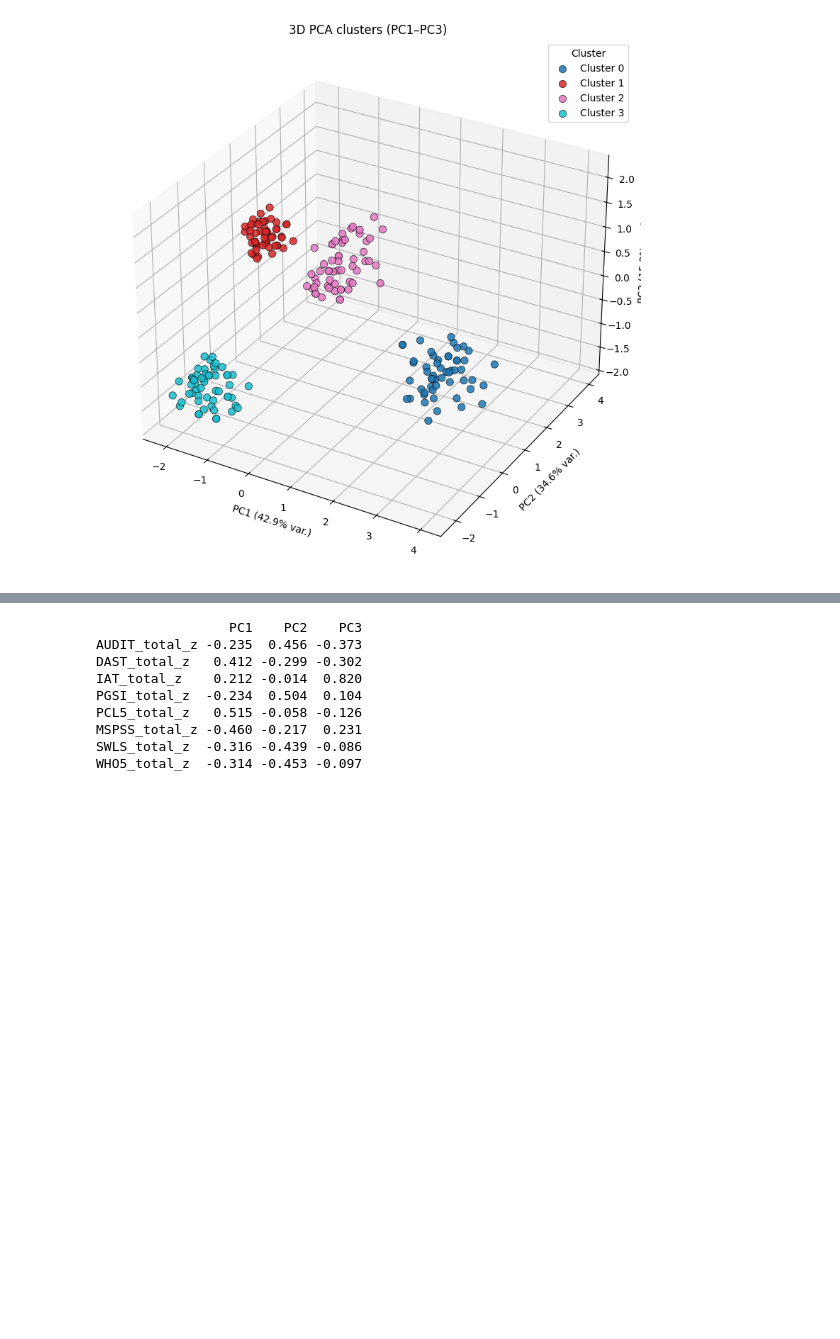
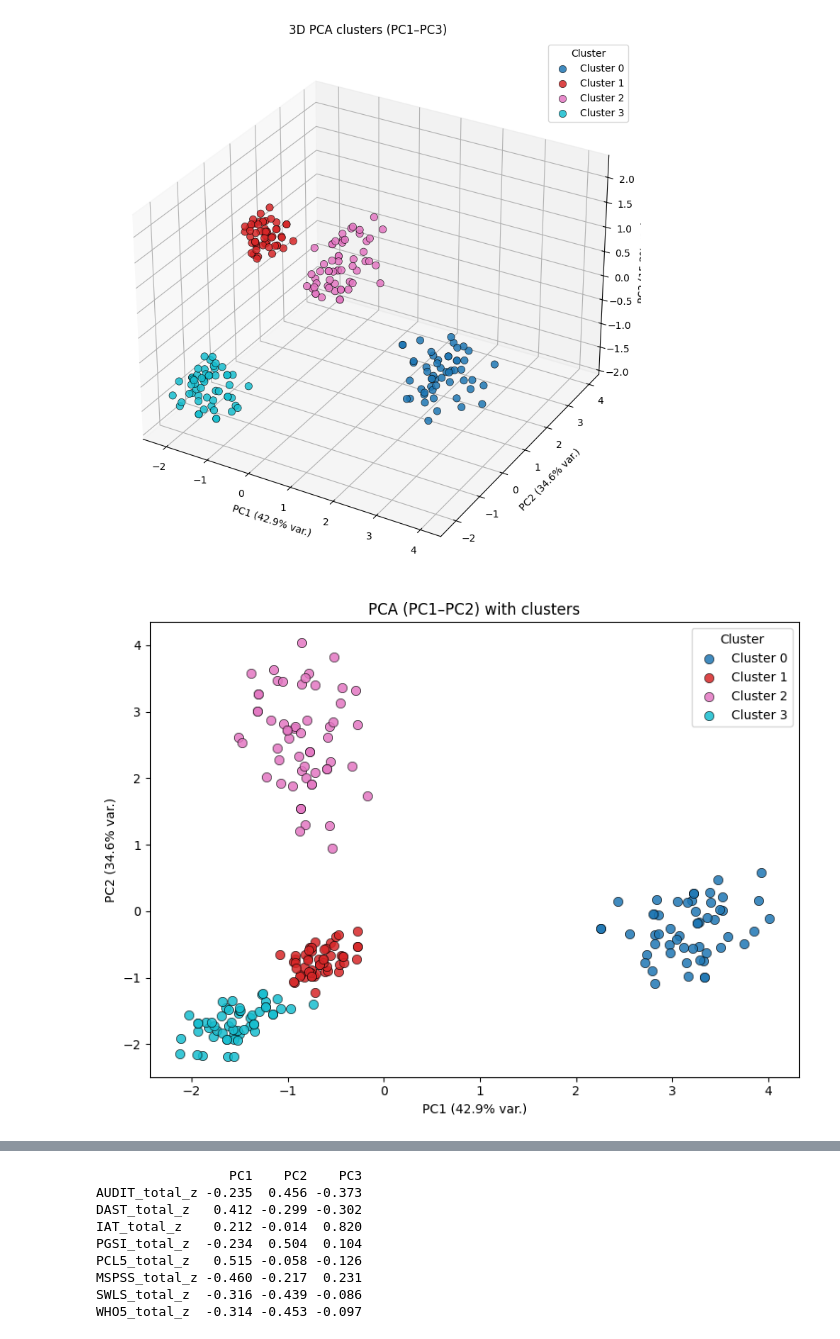
Before and after one commit to mariasimonativadar/e-health, a Jupyter notebook: data-analysis.ipynb, the cells around one changed output, grey strips where cells are left out. Drawn from its saved outputs; the diff is of its cells as text; code cells hidden in the pictures; blank space fills up the shorter version.

```diff
--- a/data-analysis.ipynb
+++ b/data-analysis.ipynb
@@ -744,8 +796,2 @@ Index(['AUDIT_total_z', 'DAST_total_z', 'IAT_total_z', 'PGSI_total_z',
 # %% [markdown]
 making clusters
-# %%
-for col in X_scaled.columns:
-    df_totals[col] = X_scaled[col]
-
-cluster_summary = df_totals.groupby("cluster")[X_scaled.columns].mean().round(2)
-print(cluster_summary)
@@ -818,3 +928,21 @@ plt.tight_layout()
 plt.show()
 # %% [output]
 [figure]
+# %%
+plt.figure(figsize=(8, 6))
+for c, col in zip(clusters, colors):
+    sel = pca_df["cluster"] == c
+    plt.scatter(
+        pca_df.loc[sel, "PC1"],
+        pca_df.loc[sel, "PC2"],
+        s=55, alpha=0.85, edgecolor="k", linewidth=0.5, color=col, label=f"Cluster {c}"
+    )
+
+plt.xlabel(f"PC1 ({pca3.explained_variance_ratio_[0]*100:.1f}% var.)")
+plt.ylabel(f"PC2 ({pca3.explained_variance_ratio_[1]*100:.1f}% var.)")
+plt.title("PCA (PC1–PC2) with clusters")
+plt.legend(title="Cluster", loc="best")
+plt.tight_layout()
+plt.show()
+# %% [output]
+[figure, added]
```
Also changed, not shown: parts of 30 cells of this notebook, 7 other files.
